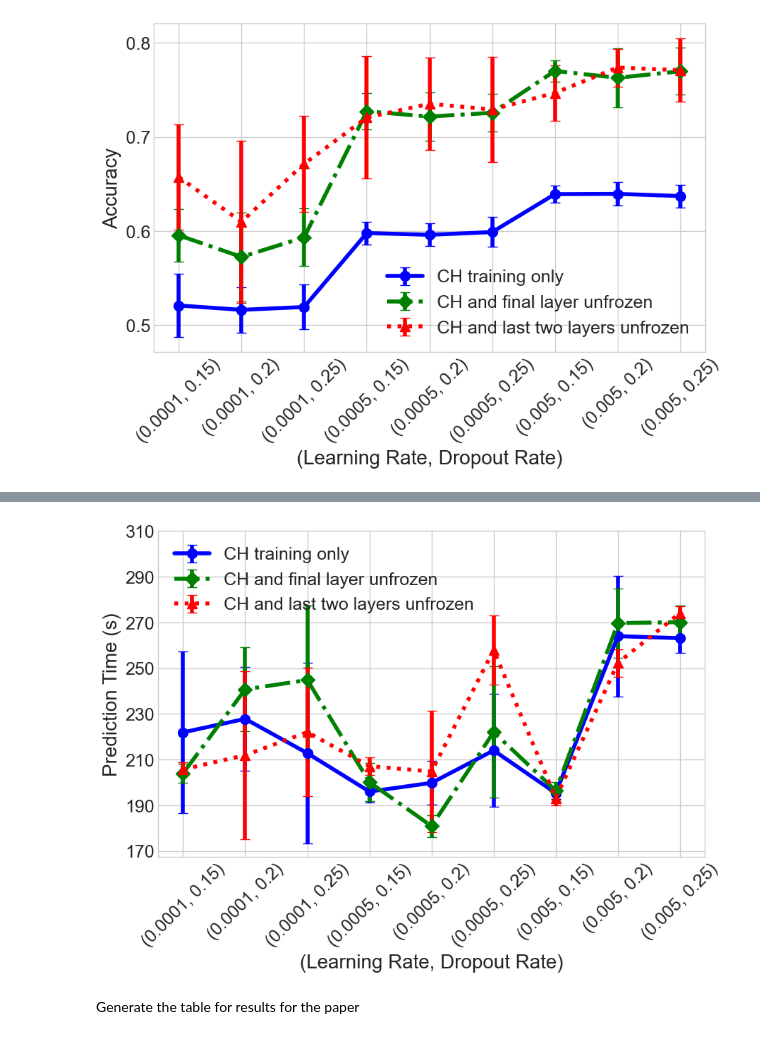
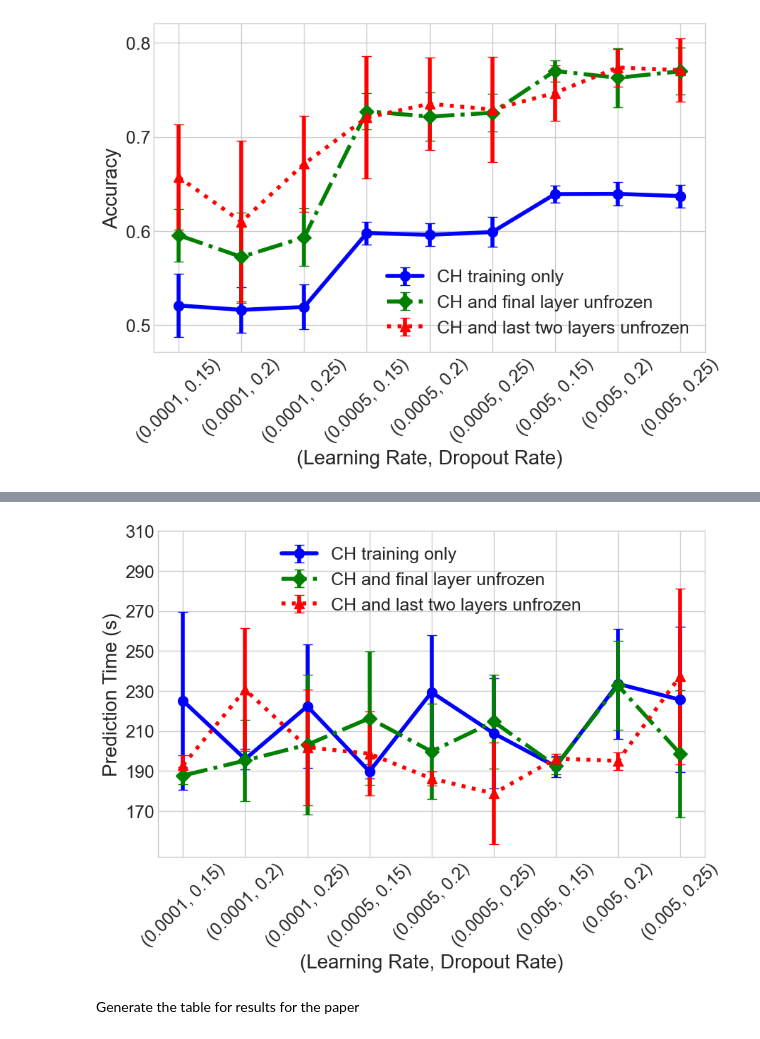
Before and after one commit to CRMDS/Kinetic-Injury-Triage, a Jupyter notebook: Results/resultsAnalysis.ipynb, the cells around one changed output, grey strips where cells are left out. Drawn from its saved outputs; the diff is of its cells as text; code cells hidden in the pictures.

```diff
--- a/Results/resultsAnalysis.ipynb
+++ b/Results/resultsAnalysis.ipynb
@@ -271,8 +273,8 @@ plot_optimizer_results(pred_data, 'SGD', metric='f1_score', metric_err='f1_score
 # %%
-plot_optimizer_results(pred_time_data, 'AdamW', metric='PredictTimeSeconds', metric_err='PredTimeStd', modeling_type='prediction',
+plot_optimizer_results(pred_time_data, 'SGD', metric='PredictTimeSeconds', metric_err='PredTimeStd', modeling_type='prediction',
     yaxisticks=[170, 311, 20], flg_save=True)
 # %% [output]
-[figure, old version]
+[figure, new version]
 # %% [markdown]
 Generate the table for results for the paper
 # %%
```
Also changed, not shown: parts of 4 cells of this notebook.
